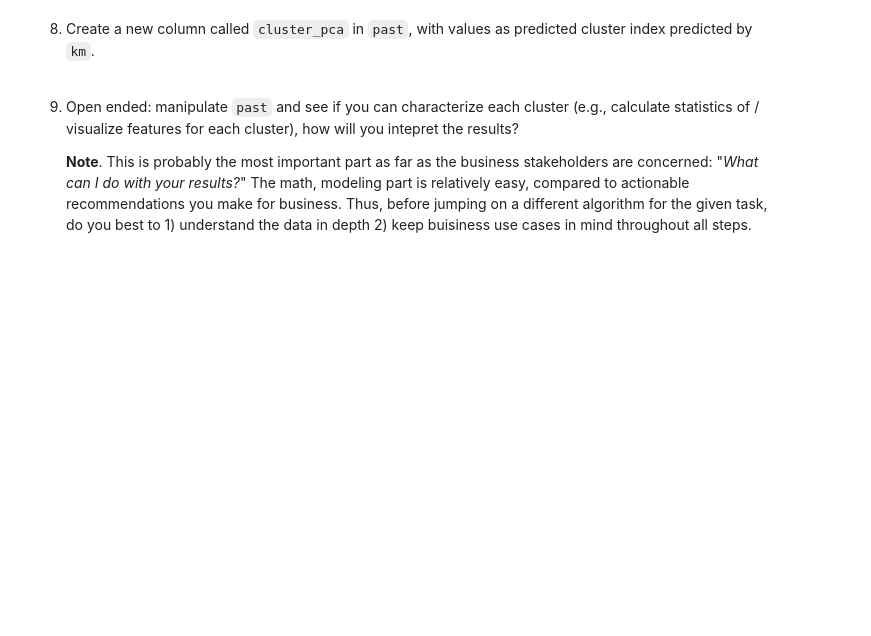
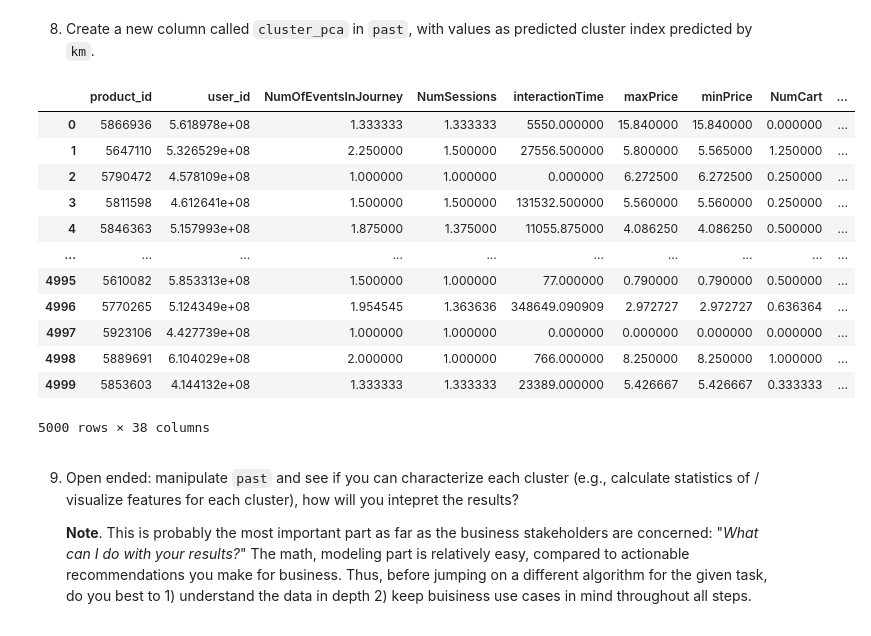
Before and after one commit to naomatheus/mle-10-mkr, a Jupyter notebook: assignments/week-08-unsupervised-ml/nb/new-product-launch.ipynb, the cells around one changed output. Saved outputs shown, nothing was run; the diff lists cells and outputs as text; code cells hidden in the pictures; blank space fills up the shorter version.

```diff
--- a/assignments/week-08-unsupervised-ml/nb/new-product-launch.ipynb
+++ b/assignments/week-08-unsupervised-ml/nb/new-product-launch.ipynb
@@ -288,3 +321,6 @@ For n_clusters = 8 The average silhouette_score is : 0.21817268912132334
 6. Instantiate a k-means model using the number of cluster that you deem optimal, assign it to `km`, and fit on the reduced data.
 # %%
 # YOUR CODE HERE
+km = KMeans(n_clusters=5,random_state=10)
+
+km = km.fit(X_reduced)
@@ -298,6 +354,28 @@ KMeans(n_clusters=4, random_state=10)
 8. Create a new column called `cluster_pca` in `past`, with values as predicted cluster index predicted by `km`.
 # %%
 # YOUR CODE HERE
+path = '../dat/past.csv.gz'
+past = pd.read_csv(path,delimiter=',')
+
+km_predict = km.predict(X_reduced)
+
+past['cluster_pca'] = km_predict
+
+past
+# %% [output]
+|  | product_id | user_id | NumOfEventsInJourney | NumSessions | interactionTime | maxPrice | minPrice | NumCart | ... |
+| 0 | 5866936 | 5.618978e+08 | 1.333333 | 1.333333 | 5550.000000 | 15.840000 | 15.840000 | 0.000000 | ... |
+| 1 | 5647110 | 5.326529e+08 | 2.250000 | 1.500000 | 27556.500000 | 5.800000 | 5.565000 | 1.250000 | ... |
+| 2 | 5790472 | 4.578109e+08 | 1.000000 | 1.000000 | 0.000000 | 6.272500 | 6.272500 | 0.250000 | ... |
+| 3 | 5811598 | 4.612641e+08 | 1.500000 | 1.500000 | 131532.500000 | 5.560000 | 5.560000 | 0.250000 | ... |
+| 4 | 5846363 | 5.157993e+08 | 1.875000 | 1.375000 | 11055.875000 | 4.086250 | 4.086250 | 0.500000 | ... |
+| ... | ... | ... | ... | ... | ... | ... | ... | ... | ... |
+| 4995 | 5610082 | 5.853313e+08 | 1.500000 | 1.000000 | 77.000000 | 0.790000 | 0.790000 | 0.500000 | ... |
+| 4996 | 5770265 | 5.124349e+08 | 1.954545 | 1.363636 | 348649.090909 | 2.972727 | 2.972727 | 0.636364 | ... |
+| 4997 | 5923106 | 4.427739e+08 | 1.000000 | 1.000000 | 0.000000 | 0.000000 | 0.000000 | 0.000000 | ... |
+| 4998 | 5889691 | 6.104029e+08 | 2.000000 | 1.000000 | 766.000000 | 8.250000 | 8.250000 | 1.000000 | ... |
+| 4999 | 5853603 | 4.144132e+08 | 1.333333 | 1.333333 | 23389.000000 | 5.426667 | 5.426667 | 0.333333 | ... |
+5000 rows × 38 columns
 # %% [markdown]
 9. Open ended: manipulate `past` and see if you can characterize each cluster (e.g., calculate statistics of / visualize features for each cluster), how will you intepret the results?
 
```
Also changed, not shown: parts of 57 cells of this notebook, 1 other file.
